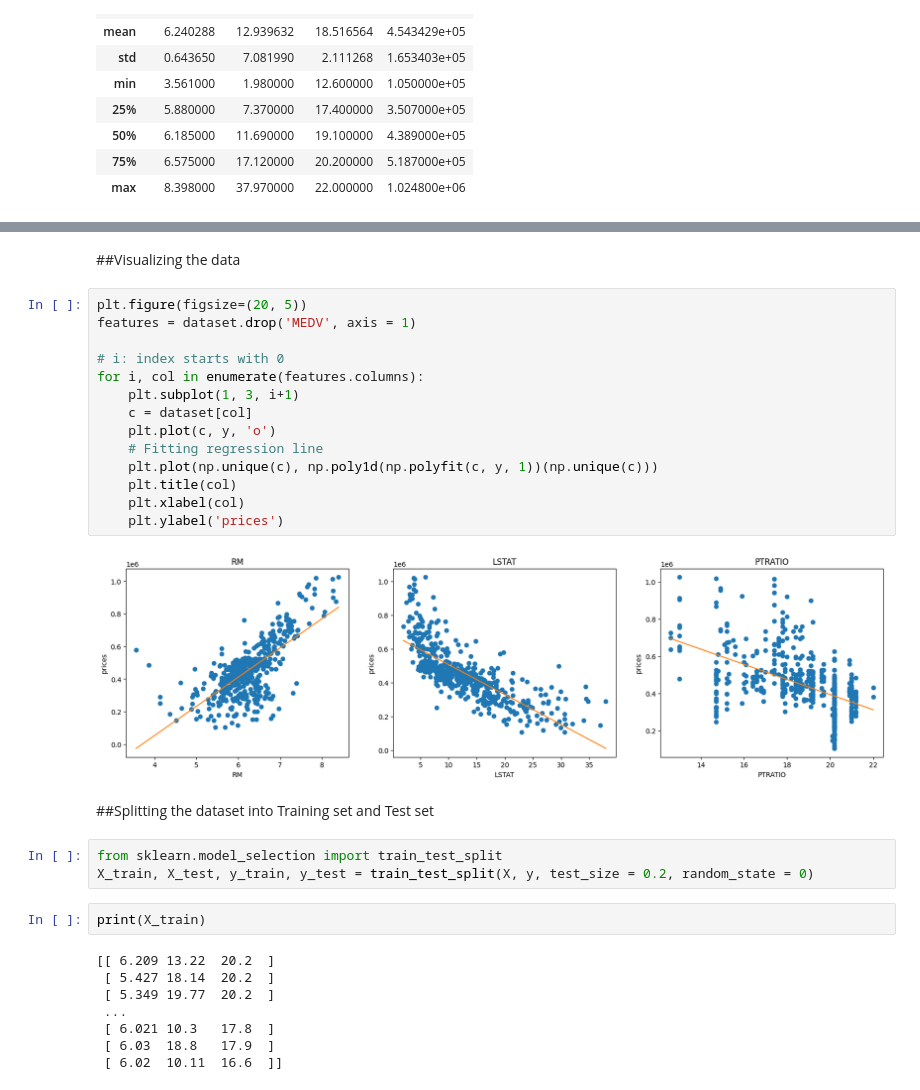
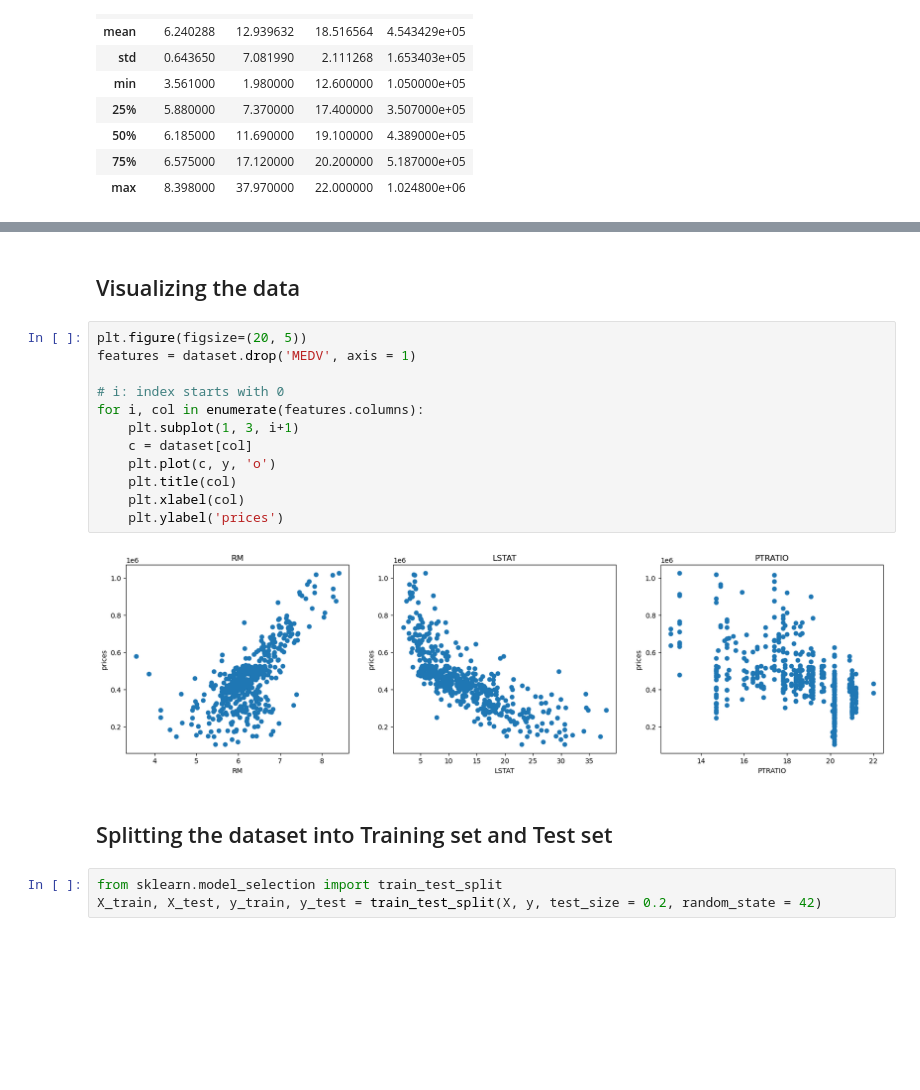
Before and after one commit to JamalKhan24/SyncInterns-ML-Internship, a Jupyter notebook: Task 3/Task_3_Boston_House_Price_Predictions.ipynb, the cells around one changed output, grey strips where cells are left out. Saved outputs shown, nothing was run; the diff lists cells and outputs as text; blank space fills up the shorter version.

```diff
--- a/Task 3/Task_3_Boston_House_Price_Predictions.ipynb
+++ b/Task 3/Task_3_Boston_House_Price_Predictions.ipynb
@@ -108,33 +77,21 @@ print(y)
 # %% [markdown]
-##Visualizing the data
+## Visualizing the data
 # %%
 plt.figure(figsize=(20, 5))
 features = dataset.drop('MEDV', axis = 1)
 
 # i: index starts with 0
 for i, col in enumerate(features.columns):
     plt.subplot(1, 3, i+1)
     c = dataset[col]
     plt.plot(c, y, 'o')
-    # Fitting regression line
-    plt.plot(np.unique(c), np.poly1d(np.polyfit(c, y, 1))(np.unique(c)))
     plt.title(col)
     plt.xlabel(col)
     plt.ylabel('prices')
 # %% [output]
-[figure, old version]
+[figure, new version]
 # %% [markdown]
-##Splitting the dataset into Training set and Test set
+## Splitting the dataset into Training set and Test set
 # %%
 from sklearn.model_selection import train_test_split
-X_train, X_test, y_train, y_test = train_test_split(X, y, test_size = 0.2, random_state = 0)
+X_train, X_test, y_train, y_test = train_test_split(X, y, test_size = 0.2, random_state = 42)
-# %%
-print(X_train)
-# %% [output]
-[[ 6.209 13.22  20.2  ]
- [ 5.427 18.14  20.2  ]
- [ 5.349 19.77  20.2  ]
- ...
- [ 6.021 10.3   17.8  ]
- [ 6.03  18.8   17.9  ]
- [ 6.02  10.11  16.6  ]]
```
Also changed, not shown: parts of 26 cells of this notebook.
